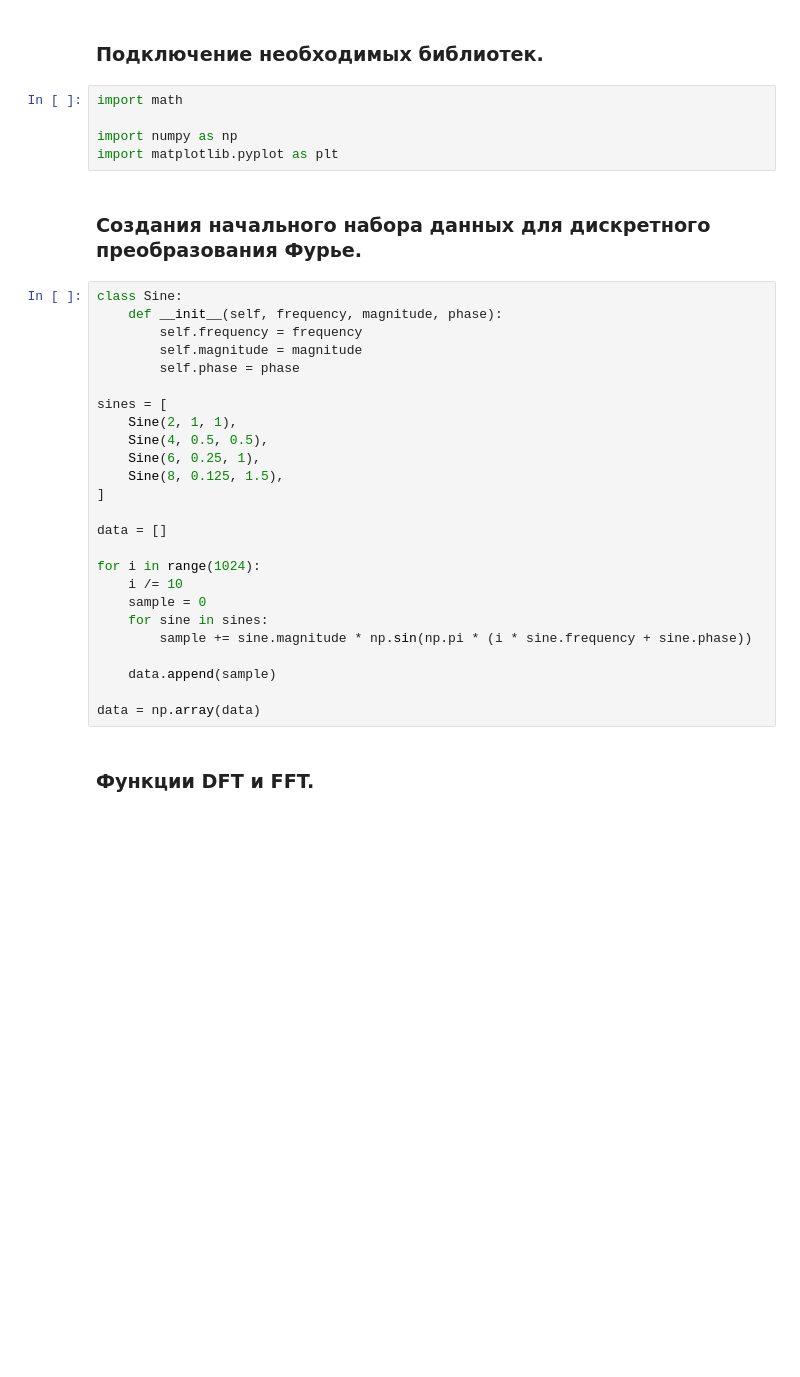
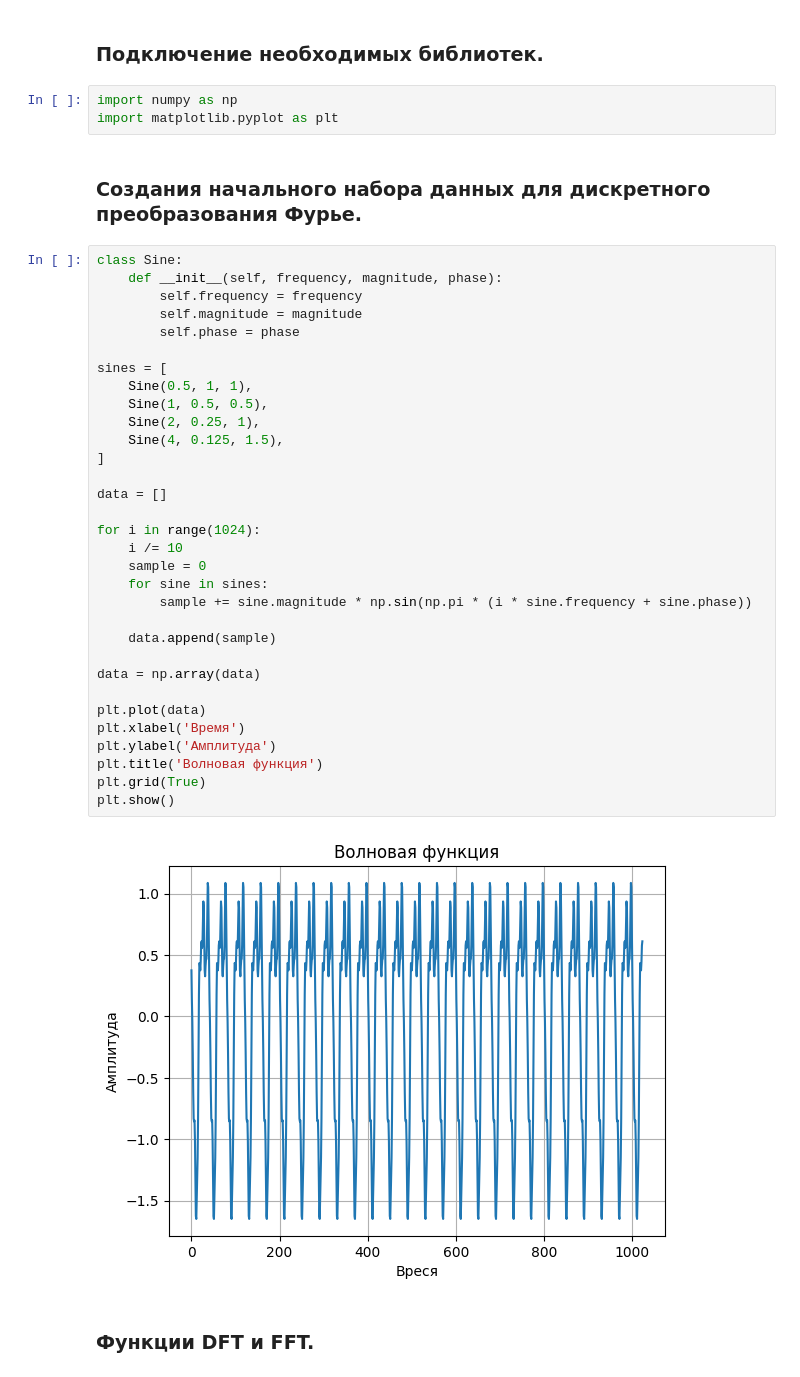
Before and after one commit to n0emo/uni, a Jupyter notebook: 3 term/Quantum CS/quantum_cs/notebooks/lab_1/fourier.ipynb, the cells around one changed output. Cells and saved outputs as stored; diff of their text form; blank space fills up the shorter version.

```diff
--- a/3 term/Quantum CS/quantum_cs/notebooks/lab_1/fourier.ipynb
+++ b/3 term/Quantum CS/quantum_cs/notebooks/lab_1/fourier.ipynb
@@ -3,8 +3,6 @@
 # %% [markdown]
 ### Подключение необходимых библиотек.
 # %%
-import math
-
 import numpy as np
 import matplotlib.pyplot as plt
 # %% [markdown]
@@ -12,28 +10,37 @@ import matplotlib.pyplot as plt
 # %%
 class Sine:
     def __init__(self, frequency, magnitude, phase):
         self.frequency = frequency
         self.magnitude = magnitude
         self.phase = phase
 
 sines = [
-    Sine(2, 1, 1),
-    Sine(4, 0.5, 0.5),
-    Sine(6, 0.25, 1),
-    Sine(8, 0.125, 1.5),
+    Sine(0.5, 1, 1),
+    Sine(1, 0.5, 0.5),
+    Sine(2, 0.25, 1),
+    Sine(4, 0.125, 1.5),
 ]
 
 data = []
 
 for i in range(1024):
     i /= 10
     sample = 0
     for sine in sines:
         sample += sine.magnitude * np.sin(np.pi * (i * sine.frequency + sine.phase))
 
     data.append(sample)
 
 data = np.array(data)
+
+plt.plot(data)
+plt.xlabel('Время')
+plt.ylabel('Амплитуда')
+plt.title('Волновая функция')
+plt.grid(True)
+plt.show()
+# %% [output]
+[figure, added]
 # %% [markdown]
 ### Функции DFT и FFT.
 # %%
```
Also changed, not shown: parts of 1 cell of this notebook, 2 other files.
